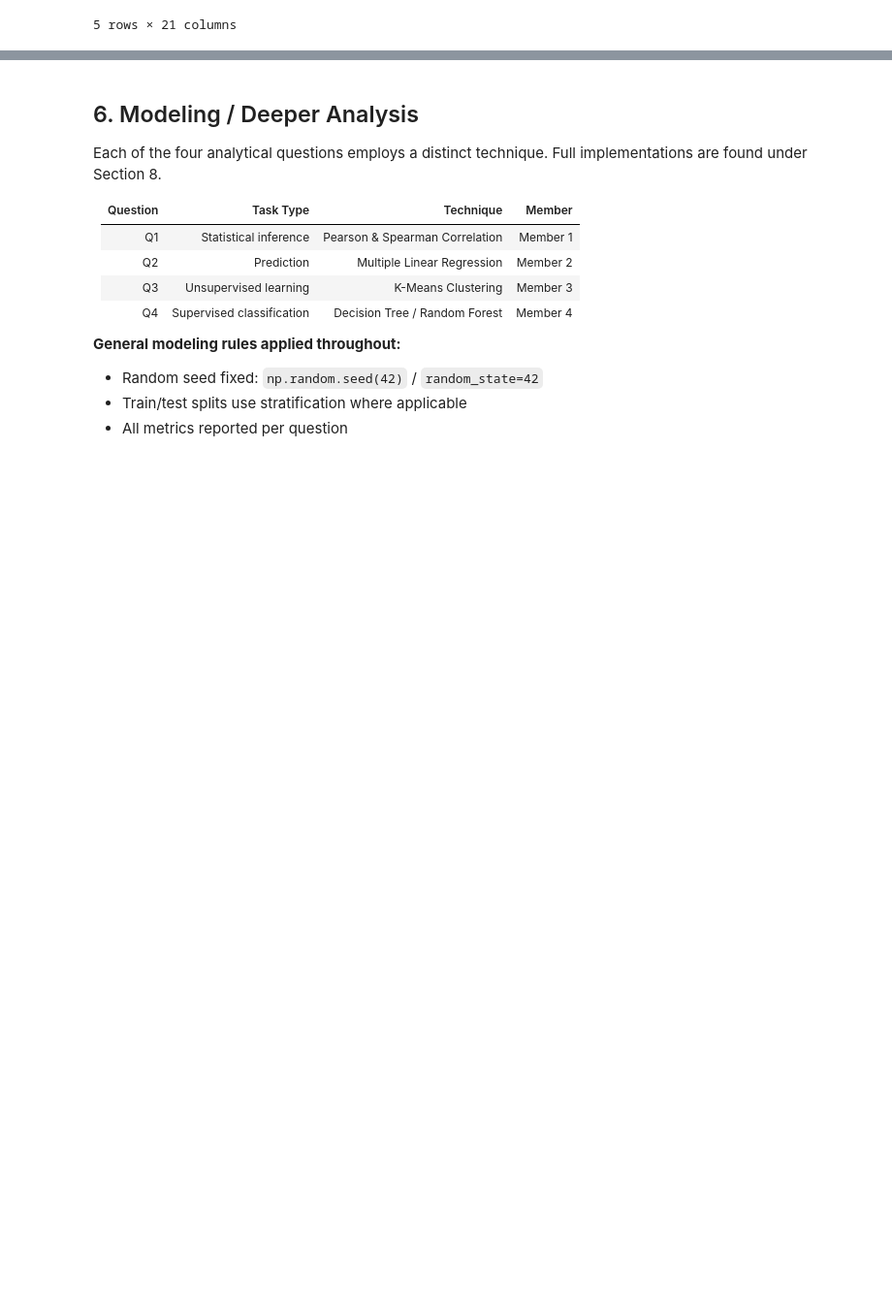
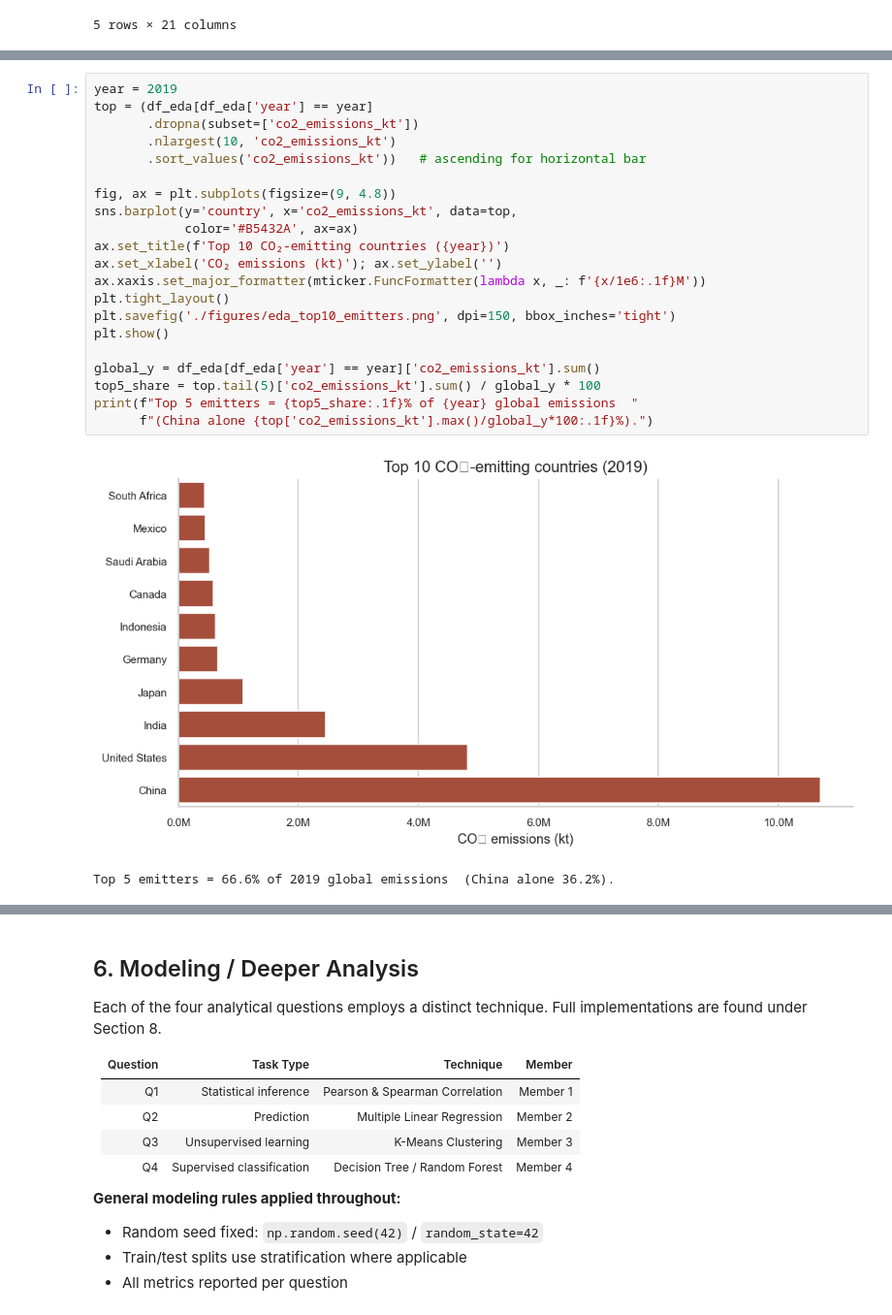
Before and after one commit to huichiy/Data_Science_Fund, a Jupyter notebook: TT3L_GXX_Notebook.ipynb, the cells around one changed output, grey strips where cells are left out. Shown at 97% size. Drawn from its saved outputs; the diff is of its cells as text; blank space fills up the shorter version.

```diff
--- a/TT3L_GXX_Notebook.ipynb
+++ b/TT3L_GXX_Notebook.ipynb
@@ -425,0 +520,24 @@ Year range: 2000 – 2020
+# %%
+year = 2019
+top = (df_eda[df_eda['year'] == year]
+       .dropna(subset=['co2_emissions_kt'])
+       .nlargest(10, 'co2_emissions_kt')
+       .sort_values('co2_emissions_kt'))   # ascending for horizontal bar
+
+fig, ax = plt.subplots(figsize=(9, 4.8))
+sns.barplot(y='country', x='co2_emissions_kt', data=top,
+            color='#B5432A', ax=ax)
+ax.set_title(f'Top 10 CO₂-emitting countries ({year})')
+ax.set_xlabel('CO₂ emissions (kt)'); ax.set_ylabel('')
+ax.xaxis.set_major_formatter(mticker.FuncFormatter(lambda x, _: f'{x/1e6:.1f}M'))
+plt.tight_layout()
+plt.savefig('./figures/eda_top10_emitters.png', dpi=150, bbox_inches='tight')
+plt.show()
+
+global_y = df_eda[df_eda['year'] == year]['co2_emissions_kt'].sum()
+top5_share = top.tail(5)['co2_emissions_kt'].sum() / global_y * 100
+print(f"Top 5 emitters = {top5_share:.1f}% of {year} global emissions  "
+      f"(China alone {top['co2_emissions_kt'].max()/global_y*100:.1f}%).")
+# %% [output]
+[figure, added]
+Top 5 emitters = 66.6% of 2019 global emissions  (China alone 36.2%).
```
Also changed, not shown: parts of 22 cells of this notebook, 10 other files.
